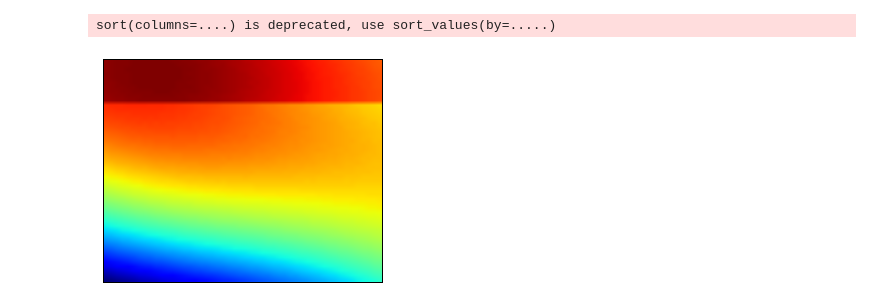
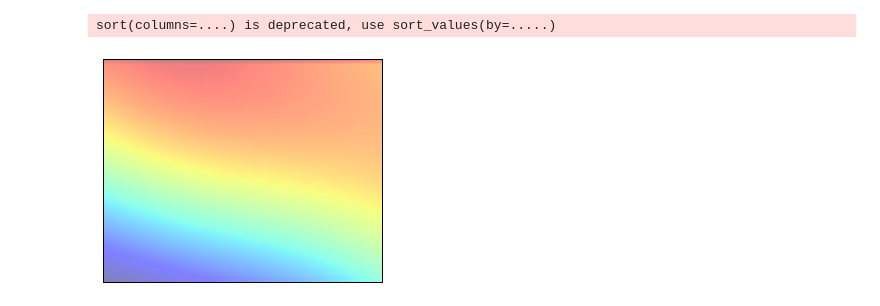
Before and after one commit to yiyange/CEE-263N-Scalable-Spatial-Analytics, a Jupyter notebook: Assignment 3/Assignment 3.ipynb, the cells around one changed output. Drawn from its saved outputs; the diff is of its cells as text; code cells hidden in the pictures.

Commit message:
Visuals

```diff
--- a/Assignment 3/Assignment 3.ipynb
+++ b/Assignment 3/Assignment 3.ipynb
@@ -130,16 +132,30 @@ df = pd.DataFrame(GP.predict(sigma, trn_data[:,:-1], tst_data, trn_data[:,-1:]),
 df['id'] = pd.Series([x for x in range(1, 414)])
 df = df[['id','mm']]
 df.to_csv('predictions_YG.csv', index=False)
+# %%
+def make_grid(bounding_box, ncell):
+
+    xmax, xmin, ymax, ymin = bounding_box
+    xgrid = np.linspace(xmin, xmax, ncell)
+    ygrid = np.linspace(ymin, ymax, ncell)
+    mX, mY = np.meshgrid(xgrid, ygrid)
+    ngridX = mX.reshape(ncell*ncell, 1)
+    ngridY = mY.reshape(ncell*ncell, 1)
+
+    return np.concatenate((ngridX, ngridY), axis=1)
+
+bounding_box = [38.3, 39.3, -120.0, -121.0]
+grid = make_grid(bounding_box, 50)
+# %%
+# simulation
+trn_data = np.genfromtxt('Data_problem3/trn_data.csv', delimiter=',', skip_header=1)
+h = 70000
+sigma = 0.4
+GP = GP_RainFall(trn_data, grid, h)
+Y_sim = GP.simulation(sigma)
 # %%
-# simulation
-tst_data = np.genfromtxt('Data_problem3/grid.csv', delimiter=',', skip_header=0)
-h = 70000
-sigma = 0.4
-GP = GP_RainFall(trn_data, tst_data, h)
-Y_sim = GP.simulation(sigma)
-
 ### Save the simulation result for visualization
-output=pd.DataFrame(tst_data,columns=[['lng','lat']])
+output=pd.DataFrame(grid,columns=[['lng','lat']])
 output['pred'] = pd.Series(Y_sim[0])
 
 #output.to_csv('simulation.csv', index=False)
@@ -166,12 +167,12 @@ sort(columns=....) is deprecated, use sort_values(by=.....)
 # %%
 matrix = output[['pred']].as_matrix(columns=None).reshape((50,50))
 extent = [-120.8, -119.8,38.5, 39.3]
-plt.imshow(matrix, extent=extent)
+plt.imshow(matrix, extent=extent, alpha = 0.5)
 plt.gca().xaxis.set_major_locator(plt.NullLocator())
 plt.gca().yaxis.set_major_locator(plt.NullLocator())
-#plt.savefig('Heatmap.png',bbox_inches='tight',pad_inches = 0)
+plt.savefig('Heatmap.png',bbox_inches='tight',pad_inches = 0,transparent=True)
 # %% [output]
-[figure, old version]
+[figure, new version]
 # %%
 kml = simplekml.Kml()
 ground = kml.newgroundoverlay(name='GroundOverlay')
```
Also changed, not shown: parts of 3 cells of this notebook, 4 other files.
